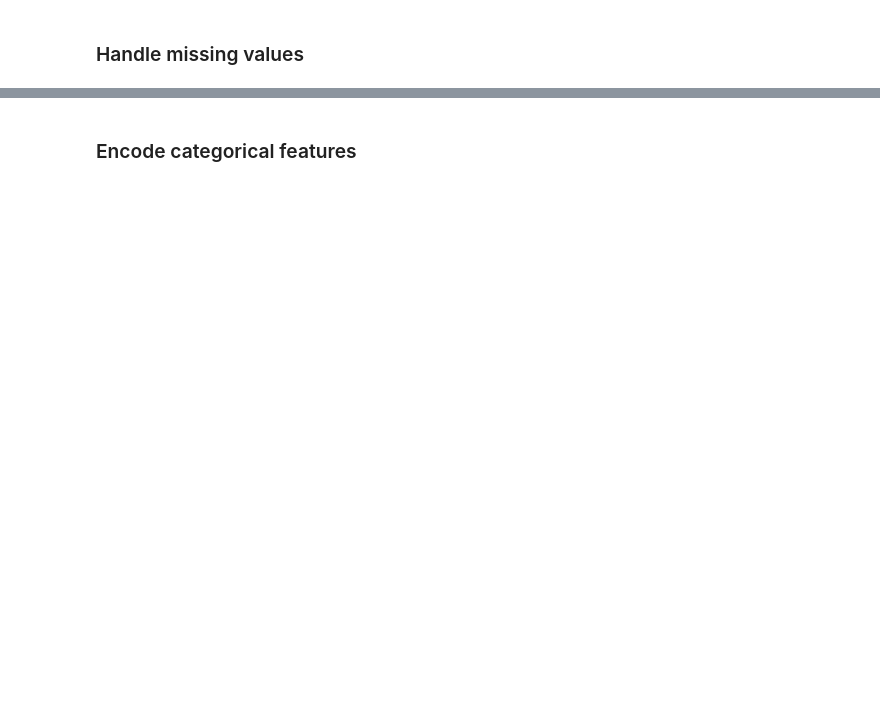
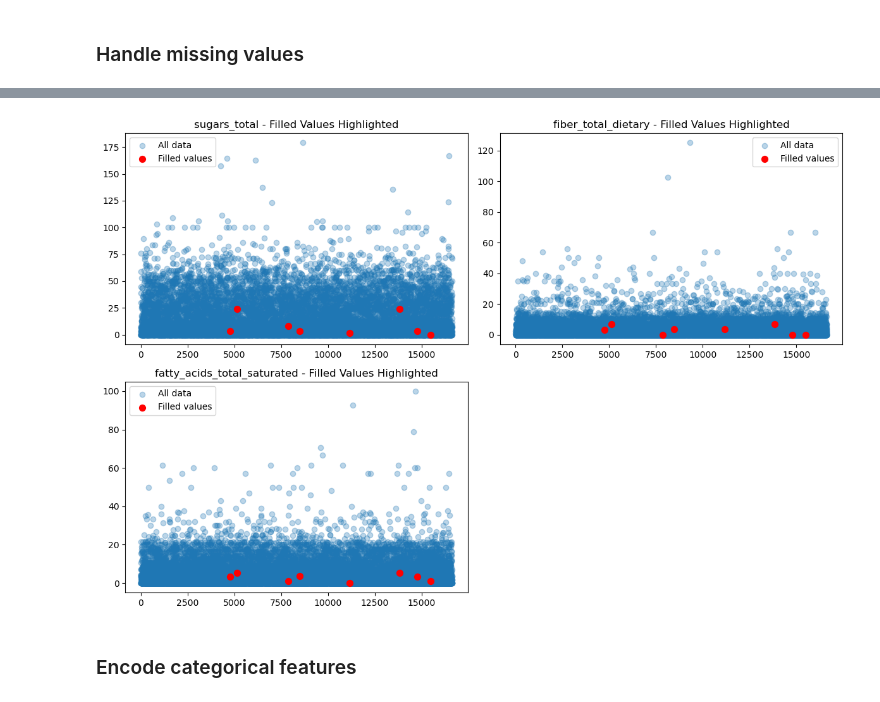
Before and after one commit to trieuhaivo/cap5771-project, a Jupyter notebook: t06_code.ipynb, the cells around one changed output, grey strips where cells are left out. Cells and saved outputs as stored; diff of their text form; code cells hidden in the pictures; blank space fills up the shorter version.

```diff
--- a/t06_code.ipynb
+++ b/t06_code.ipynb
@@ -323,2 +461,24 @@ Name: count, dtype: int64
+# %%
+# Visualize the filled values
+filled_indices = df[df['sugars_total'].isnull()].index
+
+plt.figure(figsize=(12, 8))
+for i, col in enumerate(['sugars_total', 'fiber_total_dietary', 'fatty_acids_total_saturated'], 1):
+    plt.subplot(2, 2, i)
+
+    # Plot all data
+    plt.scatter(df_filled.index, df_filled[col], alpha=0.3, label='All data')
+
+    # Highlight the filled values
+    plt.scatter(filled_indices, df_filled.loc[filled_indices, col],
+                color='red', s=50, label='Filled values', zorder=5)
+
+    plt.title(f'{col} - Filled Values Highlighted')
+    plt.legend()
+
+plt.tight_layout()
+plt.show()
+# %% [output]
+[figure, added]
 # %% [markdown]
 ### Encode categorical features
```
Also changed, not shown: parts of 18 cells of this notebook.
